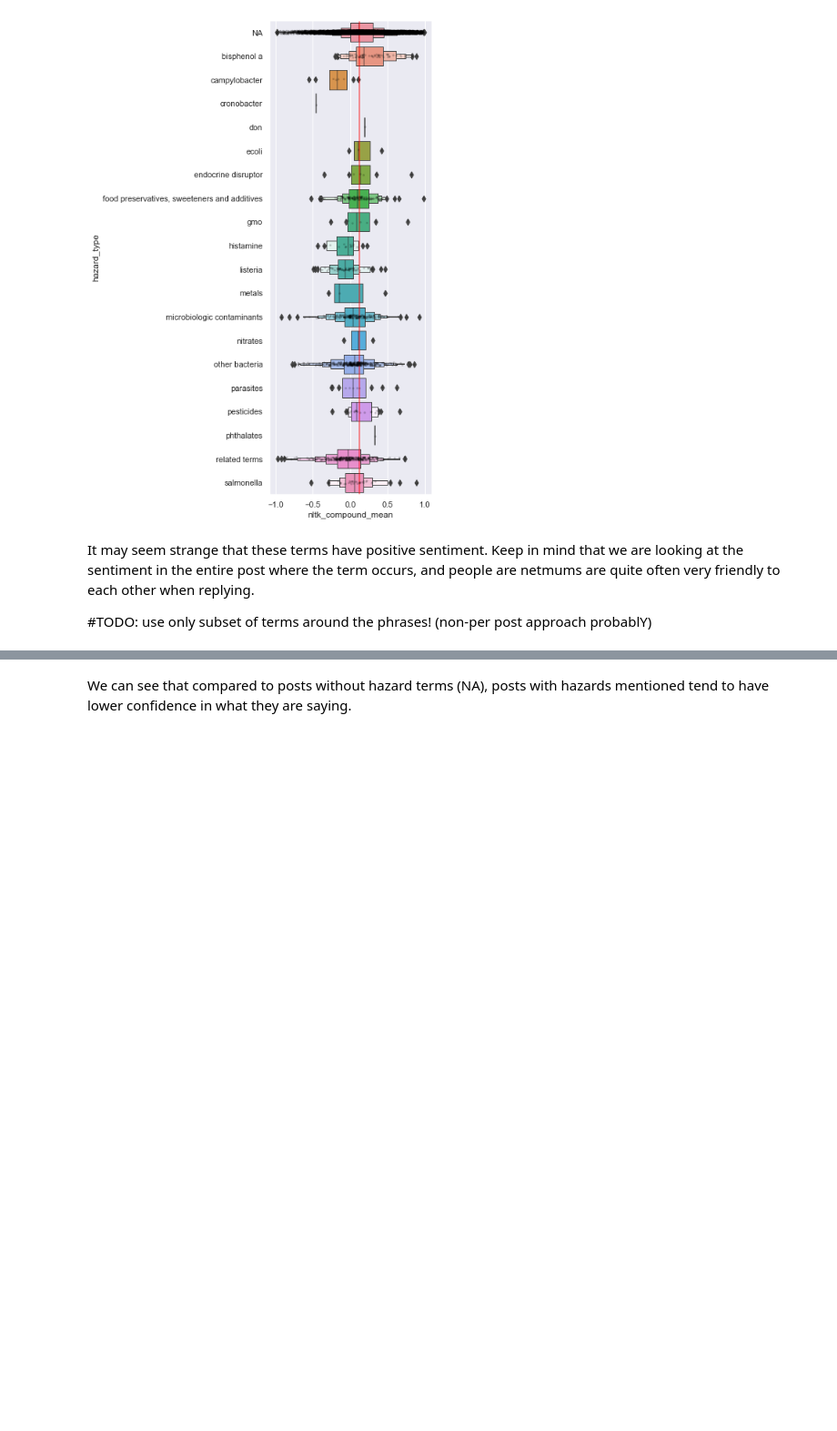
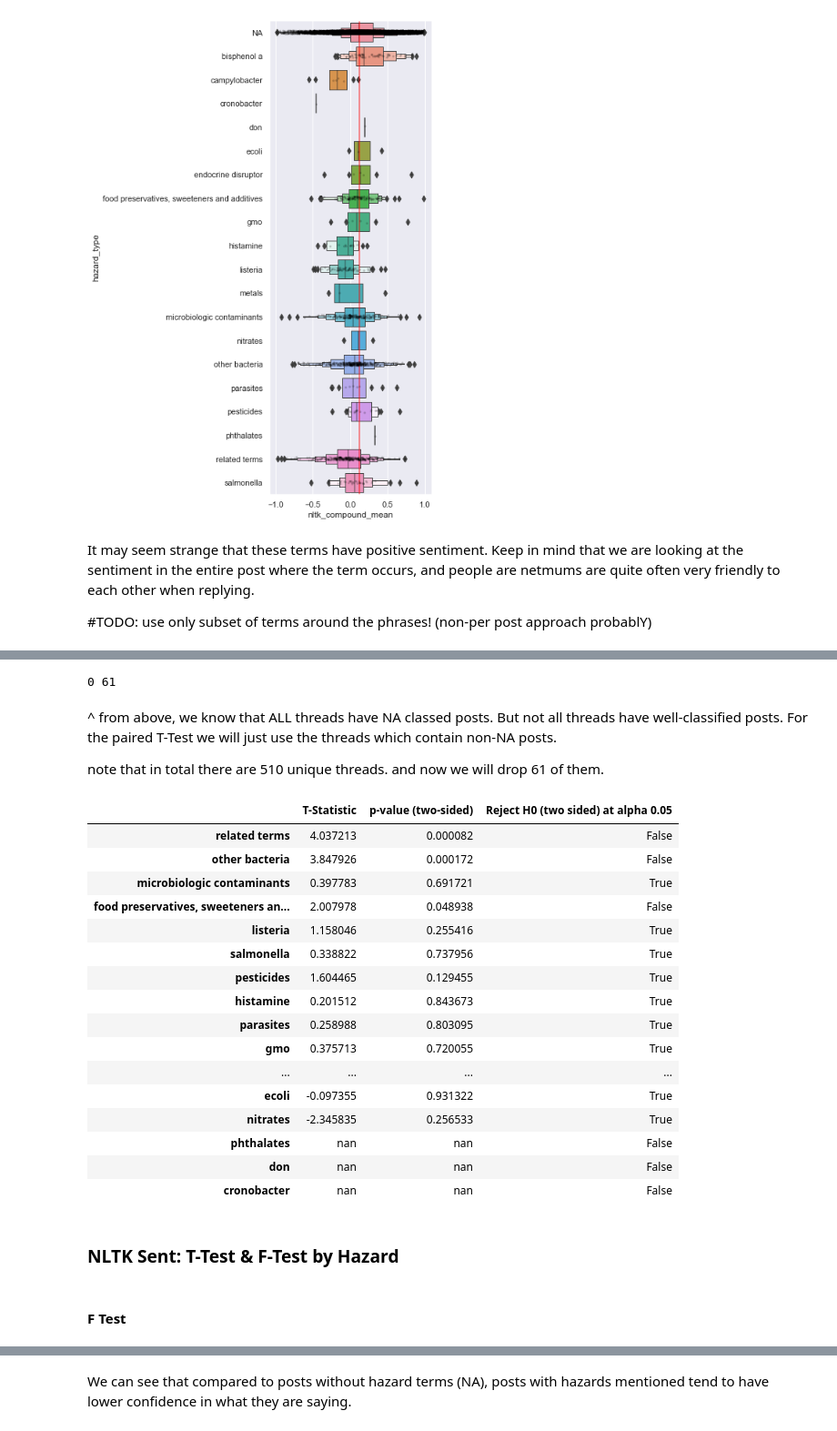
Before and after one commit to nershman/SAFFI-Project, a Jupyter notebook: notebooks/NETMUMS-topicmining-POSTS.ipynb, the cells around one changed output, grey strips where cells are left out. Shown at 91% size. Drawn from its saved outputs; the diff is of its cells as text; code cells hidden in the pictures; blank space fills up the shorter version.

Commit message:
feat: color coded T Test dataframes cleaned up and rearranged where hazard classification is done.

```diff
--- a/notebooks/NETMUMS-topicmining-POSTS.ipynb
+++ b/notebooks/NETMUMS-topicmining-POSTS.ipynb
@@ -922,0 +996,13 @@ It may seem strange that these terms have positive sentiment. Keep in mind that
+# %%
+#we are trying to get the threads for which we can run a paired t-test
+#we can't use index.levels[0] because that just returns the indexes form the original, not the view.
+threads_with_NA = set(list(zip(*list(class_df.loc[class_df['hazard_type'] == 'NA'].index)))[0])
+threads_without_NA = set(list(zip(*list(class_df.loc[class_df['hazard_type'] != 'NA'].index)))[0])
+print(len(threads_without_NA - threads_with_NA), len(threads_with_NA - threads_without_NA))
+# %% [output]
+0 61
+# %% [markdown]
+^ from above, we know that ALL threads have NA classed posts. But not all threads have well-classified posts.
+For the paired T-Test we will just use the threads which contain non-NA posts.
+
+note that in total there are 510 unique threads. and now we will drop 61 of them.
@@ -922,0 +1029,66 @@ It may seem strange that these terms have positive sentiment. Keep in mind that
+# %%
+#Paired and Independent T-Test.
+#Independent T-Test (assumes independence...)
+#TODO: for this one I want to get some data from OTHER threads, as it will be more independent.
+baseline_mean = None #TODO Independent T-Test
+
+#Paired
+def get_paired_t_tests(paired_data:dict, col:str, perm=None):
+    """ get paired t tests for NA vs type
+    data is a dict of dataframes as seen above, same structure.
+    col is the column to grab form the dataframes
+    """
+
+    testit = scipy.stats.ttest_rel #maybe run a tad faster, lol..
+    return {key: testit(value[0][col], value[1][col]) for key, value in paired_data.items()}
+
+#Style-Related Functions
+
+def highlight_signif_rows(s, props=''):
+    """
+    function for use with pandas styler. if a cell contains True then the entire row/column will be made green
+    """
+    #only works with axis specified as 1 or 0
+    check = np.where(s == True, True, False)
+    if True in check:
+        return np.repeat(props,len(s))
+    else:
+        return np.repeat('', len(s))
+
+
+def display_t_test(highlight = True):
+    """
+    needs global vars T_Test:df and alpha:str to exist.
+    """
+    display_df = pd.DataFrame(T_Test).transpose().rename({0:'T-Statistic',1:'p-value (two-sided)'}, axis=1)
+    colname = 'Reject H0 (two sided) at alpha %s' % alpha
+    display_df[colname] = display_df['p-value (two-sided)'] > alpha #FIXME: I'm not 100% sure about > or <. Maybe read how they did the p value or review my book.
+    if highlight:
+        return display_df.style.apply(highlight_signif_rows, props='background-color:lightgreen', axis=1)
+    else:
+        return display_df
+# %%
+T_Test = get_paired_t_tests(paired_values, 'sentiment')
+display_t_test()
+# %% [output]
+|  | T-Statistic | p-value (two-sided) | Reject H0 (two sided) at alpha 0.05 |
+| related terms | 4.037213 | 0.000082 | False |
+| other bacteria | 3.847926 | 0.000172 | False |
+| microbiologic contaminants | 0.397783 | 0.691721 | True |
+| food preservatives, sweeteners an... | 2.007978 | 0.048938 | False |
+| listeria | 1.158046 | 0.255416 | True |
+| salmonella | 0.338822 | 0.737956 | True |
+| pesticides | 1.604465 | 0.129455 | True |
+| histamine | 0.201512 | 0.843673 | True |
+| parasites | 0.258988 | 0.803095 | True |
+| gmo | 0.375713 | 0.720055 | True |
+| ... | ... | ... | ... |
+| ecoli | -0.097355 | 0.931322 | True |
+| nitrates | -2.345835 | 0.256533 | True |
+| phthalates | nan | nan | False |
+| don | nan | nan | False |
+| cronobacter | nan | nan | False |
+# %% [markdown]
+### NLTK Sent: T-Test & F-Test by Hazard
+# %% [markdown]
+#### F Test
```
Also changed, not shown: parts of 55 cells of this notebook.
